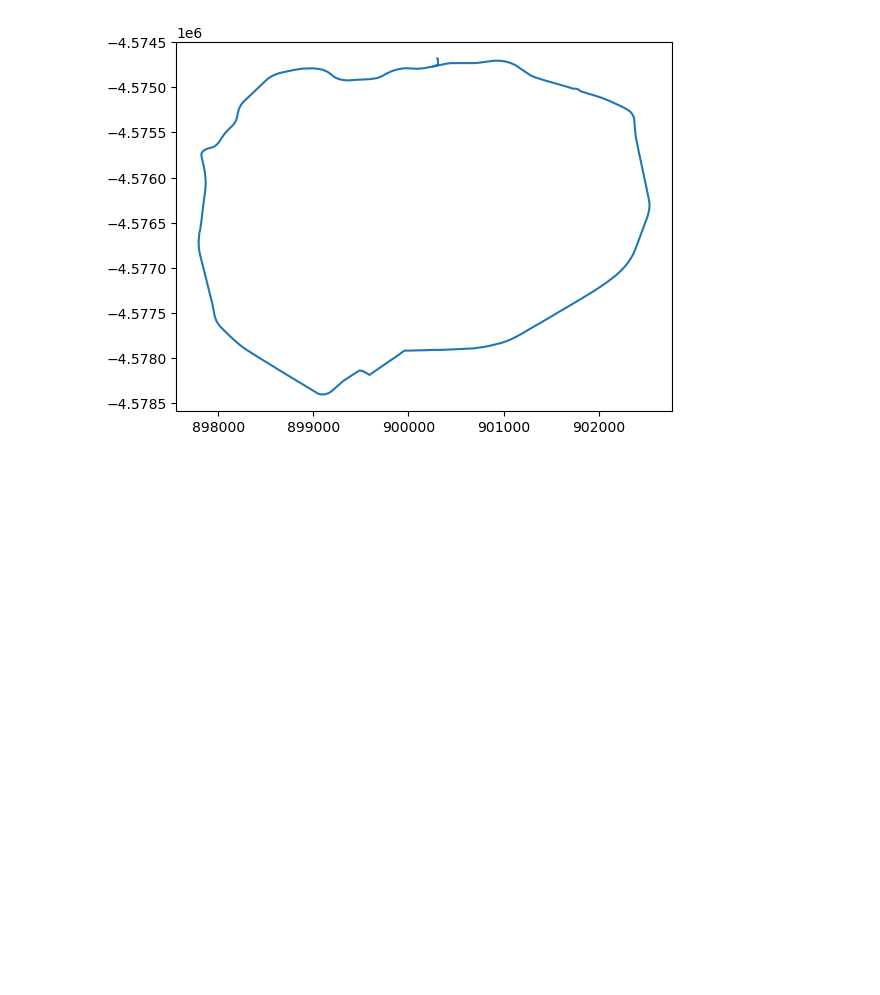
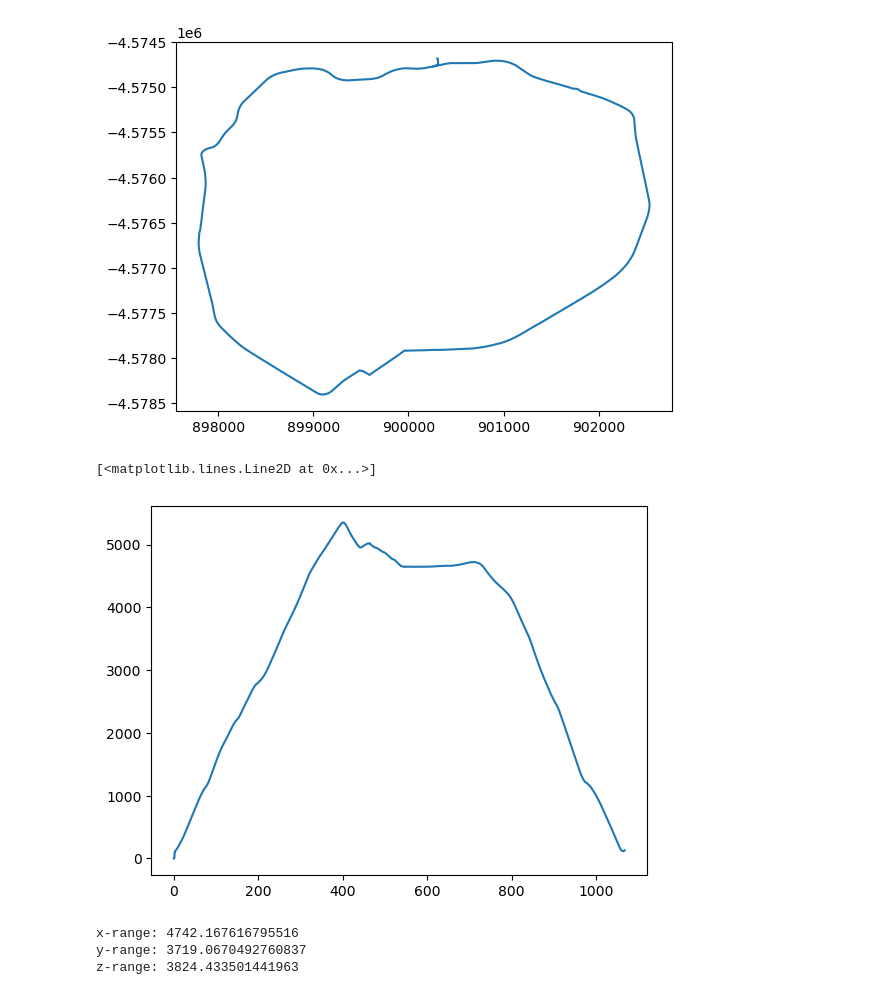
Before and after one commit to ubsuny/CP1-24-midterm, a Jupyter notebook: iglesias-cardinale/code/data_plotter.ipynb, the cells around one changed output. Drawn from its saved outputs; the diff is of its cells as text; code cells hidden in the pictures; blank space fills up the shorter version.

```diff
--- a/iglesias-cardinale/code/data_plotter.ipynb
+++ b/iglesias-cardinale/code/data_plotter.ipynb
@@ -24,3 +24,23 @@ plt.plot(x,y)
 # %% [output]
 [<matplotlib.lines.Line2D at 0x...>]
 [figure]
+# %%
+#Find distance between start and end points
+
+p1 = [lat_rad[0], lon_rad[0], alt84[0]]
+p2 = [lat_rad[-200], lon_rad[-200], alt84[-200]]
+
+dist = [ds.gps_distance_wgs84(p1, [lat_rad[i], lon_rad[i], alt84[i]]) for i in range(len(lat_rad))]
+
+plt.plot(t, dist)
+# %% [output]
+[<matplotlib.lines.Line2D at 0x...>]
+[figure, added]
+# %%
+print(f'x-range: {np.max(x) - np.min(x)}')
+print(f'y-range: {np.max(y) - np.min(y)}')
+print(f'z-range: {np.max(z) - np.min(z)}')
+# %% [output]
+x-range: 4742.167616795516
+y-range: 3719.0670492760837
+z-range: 3824.433501441963
```
Also changed, not shown: 1 other file.
